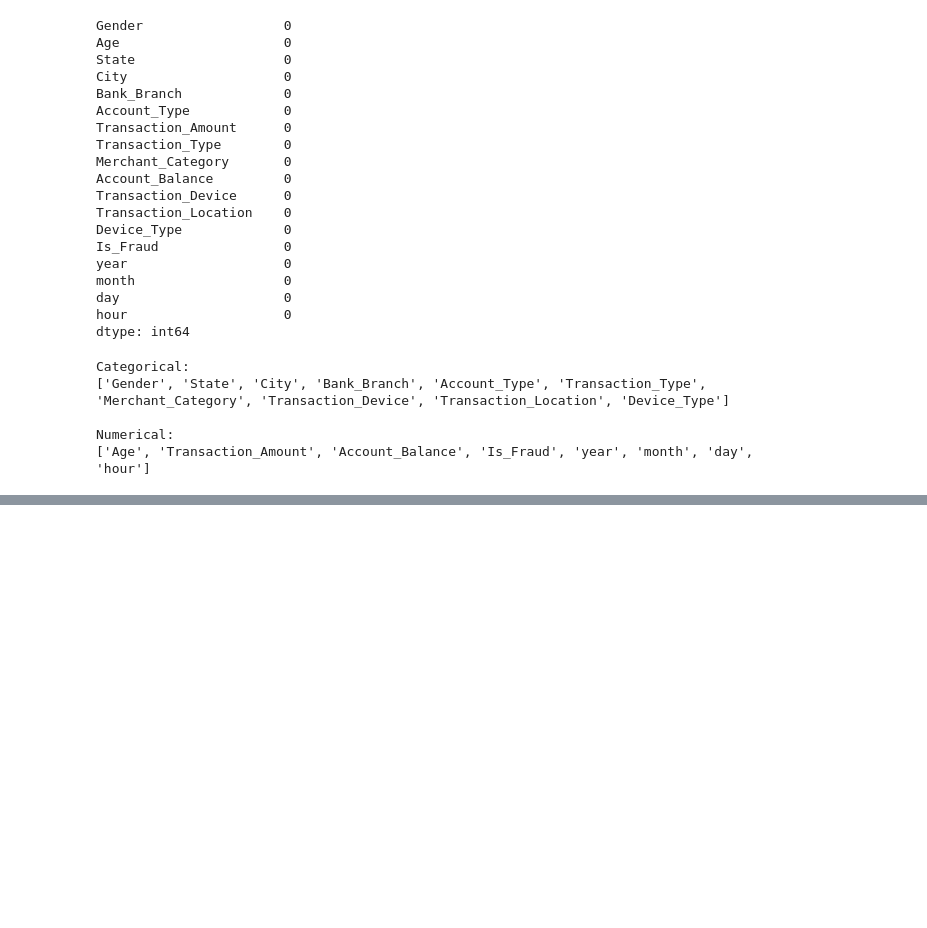
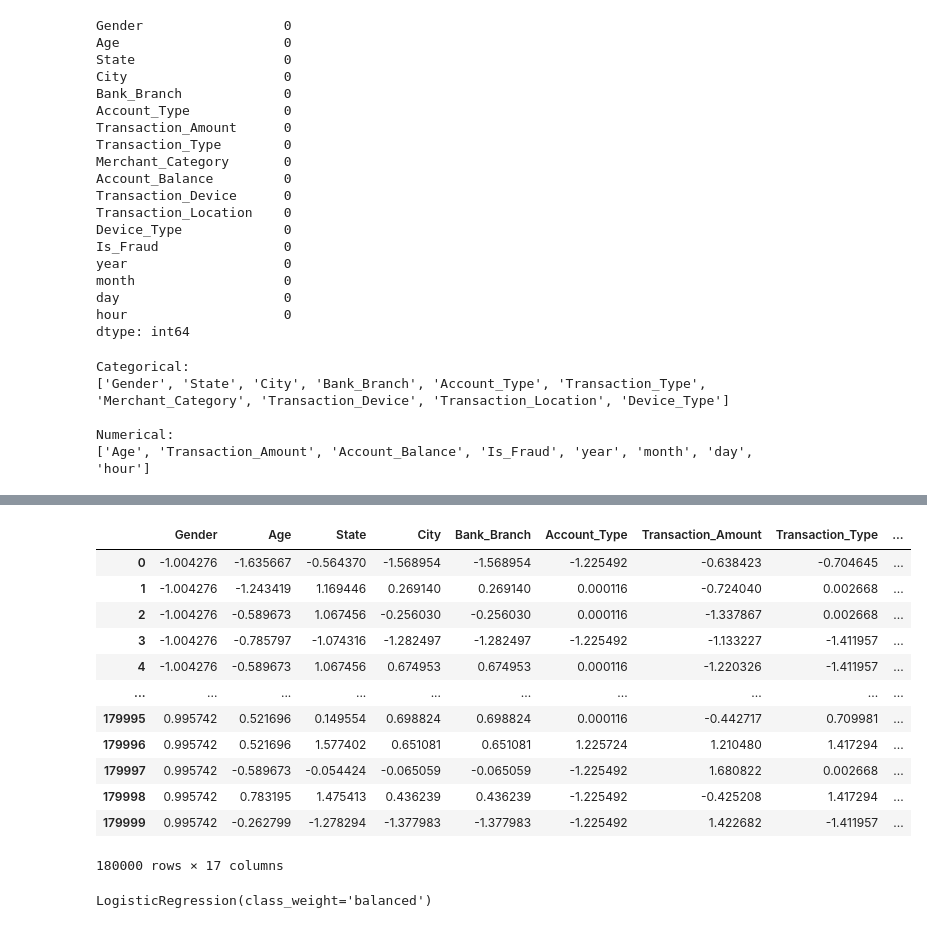
Before and after one commit to TheGitSlender/Bank-Fraud-Detection-Project, a Jupyter notebook: bank_fraud.ipynb, the cells around one changed output, grey strips where cells are left out. Drawn from its saved outputs; the diff is of its cells as text; code cells hidden in the pictures; blank space fills up the shorter version.

Commit message:
Finished the classic dataset preprocessing, training and testing - need to add markdown + comments + visualization

```diff
--- a/bank_fraud.ipynb
+++ b/bank_fraud.ipynb
@@ -130,0 +132,4 @@ Numerical:
+# %%
+label_encoder = LabelEncoder()
+for i in Categorical:
+    df[i] = label_encoder.fit_transform(df[i])
@@ -130,0 +156,26 @@ Numerical:
+# %%
+X = df.drop(columns=['Is_Fraud'])
+Y = df["Is_Fraud"]
+
+x_train, x_test, y_train, y_test = train_test_split(X,Y, test_size=0.1)
+# %%
+scaler = StandardScaler()
+
+scaled_data = scaler.fit_transform(x_train)
+x_train_scaled = pd.DataFrame(scaled_data, columns=x_train.columns)
+
+x_train_scaled
+# %% [output]
+|  | Gender | Age | State | City | Bank_Branch | Account_Type | Transaction_Amount | Transaction_Type | ... |
+| 0 | -1.004276 | -1.635667 | -0.564370 | -1.568954 | -1.568954 | -1.225492 | -0.638423 | -0.704645 | ... |
+| 1 | -1.004276 | -1.243419 | 1.169446 | 0.269140 | 0.269140 | 0.000116 | -0.724040 | 0.002668 | ... |
+| 2 | -1.004276 | -0.589673 | 1.067456 | -0.256030 | -0.256030 | 0.000116 | -1.337867 | 0.002668 | ... |
+| 3 | -1.004276 | -0.785797 | -1.074316 | -1.282497 | -1.282497 | -1.225492 | -1.133227 | -1.411957 | ... |
+| 4 | -1.004276 | -0.589673 | 1.067456 | 0.674953 | 0.674953 | 0.000116 | -1.220326 | -1.411957 | ... |
+| ... | ... | ... | ... | ... | ... | ... | ... | ... | ... |
+| 179995 | 0.995742 | 0.521696 | 0.149554 | 0.698824 | 0.698824 | 0.000116 | -0.442717 | 0.709981 | ... |
+| 179996 | 0.995742 | 0.521696 | 1.577402 | 0.651081 | 0.651081 | 1.225724 | 1.210480 | 1.417294 | ... |
+| 179997 | 0.995742 | -0.589673 | -0.054424 | -0.065059 | -0.065059 | -1.225492 | 1.680822 | 0.002668 | ... |
+| 179998 | 0.995742 | 0.783195 | 1.475413 | 0.436239 | 0.436239 | -1.225492 | -0.425208 | 1.417294 | ... |
+| 179999 | 0.995742 | -0.262799 | -1.278294 | -1.377983 | -1.377983 | -1.225492 | 1.422682 | -1.411957 | ... |
+180000 rows × 17 columns
@@ -130,0 +187,5 @@ Numerical:
+# %%
+log_model = LogisticRegression(class_weight='balanced')
+log_model.fit(x_train_scaled, y_train)
+# %% [output]
+LogisticRegression(class_weight='balanced')
```
Also changed, not shown: parts of 9 cells of this notebook.
